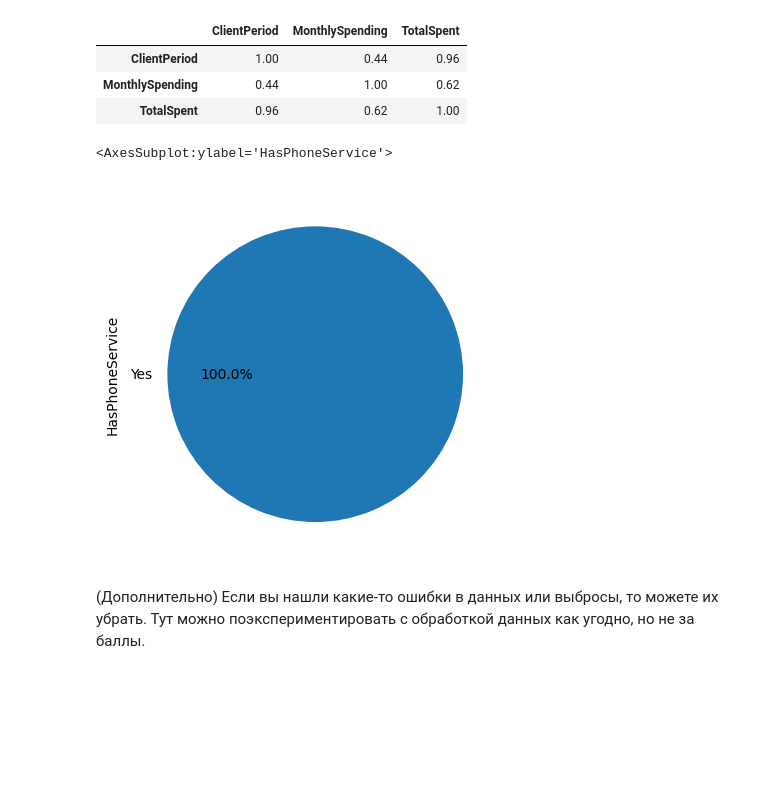
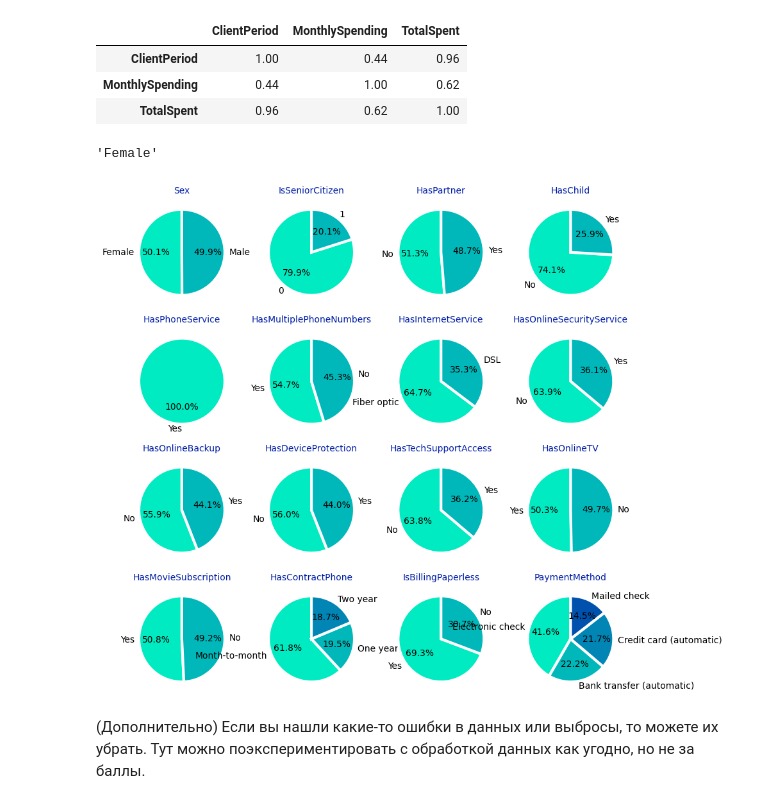
Before and after one commit to dimkablin/DeepLEarningSchool_MFTI, a Jupyter notebook: homework/3/hw_kaggle_ipynb_.ipynb, the cells around one changed output. Saved outputs shown, nothing was run; the diff lists cells and outputs as text; code cells hidden in the pictures; blank space fills up the shorter version.

```diff
--- a/homework/3/hw_kaggle_ipynb_.ipynb
+++ b/homework/3/hw_kaggle_ipynb_.ipynb
@@ -285,11 +285,26 @@ data[num_cols].corr().style.background_gradient(cmap='Greens').set_precision(2)
 | ClientPeriod | 1.00 | 0.44 | 0.96 |
 | MonthlySpending | 0.44 | 1.00 | 0.62 |
 | TotalSpent | 0.96 | 0.62 | 1.00 |
-# %%
-data[cat_cols[4]].value_counts().plot.pie(autopct='%1.1f%%')
-# %% [output]
-<AxesSubplot:ylabel='HasPhoneService'>
-[figure, removed]
+# %%
+data[cat_cols[0]].value_counts().index
+# %% [output]
+'Female'
+# %%
+colors = ["#00ebc1", "#00b8ba", "#0085b4", "#0051ad", "#001ea6"]
+
+fg, axs = plt.subplots(nrows=4, ncols=4, figsize=(10,10))
+
+for i, cat in enumerate(cat_cols):
+    axs[i//4,i%4].pie(data[cat].value_counts(),
+                      autopct='%1.1f%%',
+                      labels=data[cat].value_counts().index,
+                      wedgeprops={'linewidth': 3.0, 'edgecolor': 'white'},
+                      startangle=90,
+                      colors=colors)
+
+    axs[i//4,i%4].set_title(cat, fontsize=10, color='#001ea6')
+# %% [output]
+[figure, added]
 # %% [markdown]
 (Дополнительно) Если вы нашли какие-то ошибки в данных или выбросы, то можете их убрать. Тут можно поэкспериментировать с обработкой данных как угодно, но не за баллы.
 # %%
```
